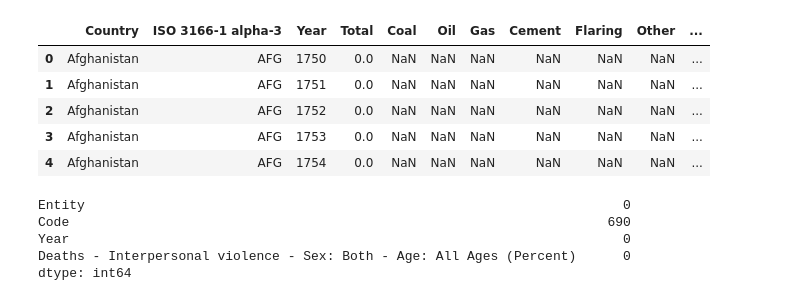
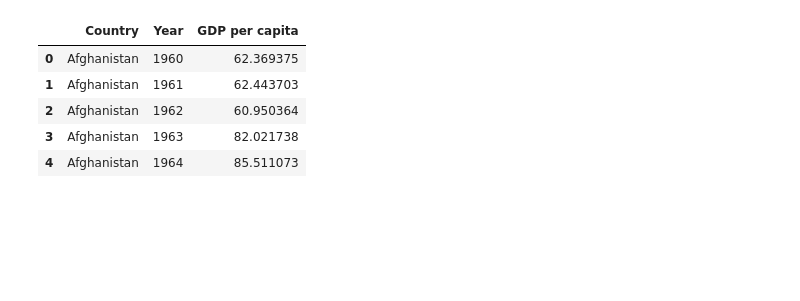
Before and after one commit to caxky/CSI4142-Project, a Jupyter notebook: main.ipynb, the cells around one changed output. Saved outputs shown, nothing was run; the diff lists cells and outputs as text; code cells hidden in the pictures; blank space fills up the shorter version.

```diff
--- a/main.ipynb
+++ b/main.ipynb
@@ -18,22 +19,6 @@ import pandas as pd
 import numpy as np
 # %%
 # read all data
-shg = pd.read_csv('data/suicide homicide gdp.csv')
 ph = pd.read_csv('data/share-of-deaths-homicides.csv')
 emis = pd.read_csv('data/GCB2022v27_MtCO2_flat.csv')
-emis[:5]
+gdp = pd.read_csv('data/gdp.csv')
-# %% [output]
-|  | Country | ISO 3166-1 alpha-3 | Year | Total | Coal | Oil | Gas | Cement | Flaring | Other | ... |
-| 0 | Afghanistan | AFG | 1750 | 0.0 | NaN | NaN | NaN | NaN | NaN | NaN | ... |
-| 1 | Afghanistan | AFG | 1751 | 0.0 | NaN | NaN | NaN | NaN | NaN | NaN | ... |
-| 2 | Afghanistan | AFG | 1752 | 0.0 | NaN | NaN | NaN | NaN | NaN | NaN | ... |
-| 3 | Afghanistan | AFG | 1753 | 0.0 | NaN | NaN | NaN | NaN | NaN | NaN | ... |
-| 4 | Afghanistan | AFG | 1754 | 0.0 | NaN | NaN | NaN | NaN | NaN | NaN | ... |
-# %%
-ph.isnull().sum()
-# %% [output]
-Entity                                                                     0
-Code                                                                     690
-Year                                                                       0
-Deaths - Interpersonal violence - Sex: Both - Age: All Ages (Percent)      0
-dtype: int64
@@ -40 +36,17 @@ dtype: int64
+# %%
+#debucketizing gdp
+melted_gdp = gdp.melt(id_vars=['Country'], var_name="Year", value_name='GDP per capita')
+melted_gdp = melted_gdp.dropna()
+melted_gdp = melted_gdp.sort_values(["Country","Year"])
+melted_gdp = melted_gdp.reset_index(drop=True)
+melted_gdp['Year'] = melted_gdp['Year'].astype(int)
+
+melted_gdp[:5]
+# %% [output]
+|  | Country | Year | GDP per capita |
+| 0 | Afghanistan | 1960 | 62.369375 |
+| 1 | Afghanistan | 1961 | 62.443703 |
+| 2 | Afghanistan | 1962 | 60.950364 |
+| 3 | Afghanistan | 1963 | 82.021738 |
+| 4 | Afghanistan | 1964 | 85.511073 |
 # %%
```
Also changed, not shown: parts of 11 cells of this notebook, 3 other files.
